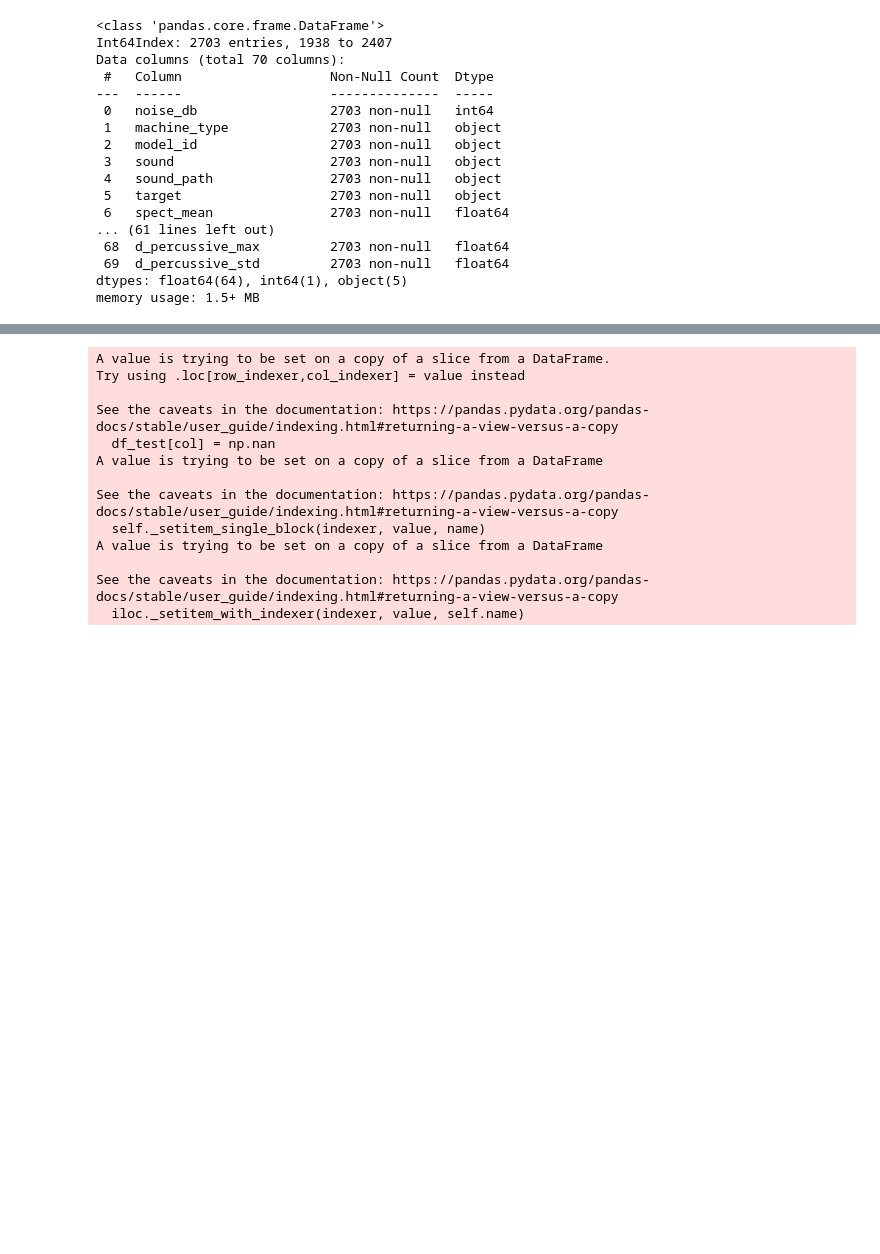
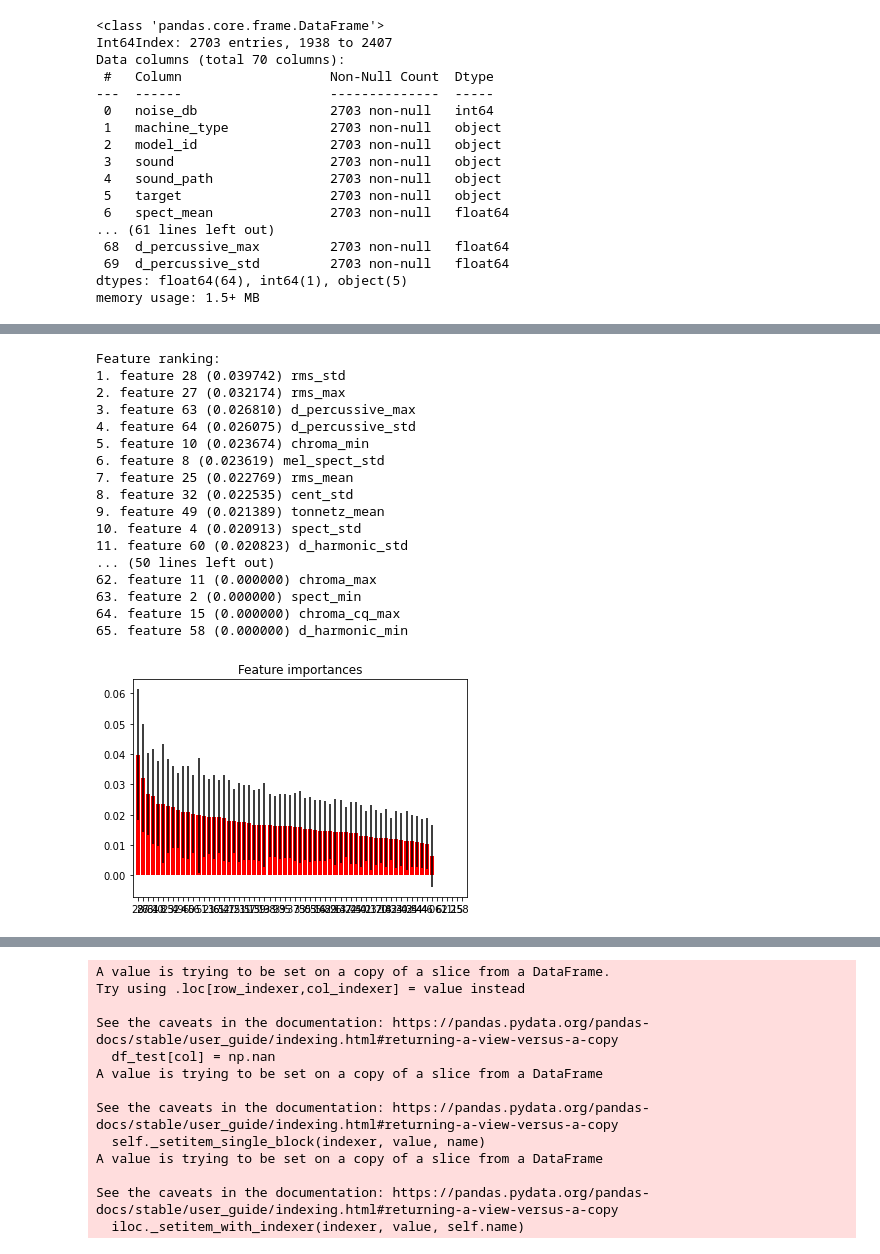
Before and after one commit to DerrickDDInAI/sound-anomaly-detection, a Jupyter notebook: core/extract_audio_features.ipynb, the cells around one changed output, grey strips where cells are left out. Saved outputs shown, nothing was run; the diff lists cells and outputs as text; code cells hidden in the pictures; blank space fills up the shorter version.

```diff
--- a/core/extract_audio_features.ipynb
+++ b/core/extract_audio_features.ipynb
@@ -395,20 +393,48 @@ ValueError: Complex data not supported
 # %%
-importances = random_forest.feature_importances_
-std = np.std([tree.feature_importances_ for tree in random_forest.estimators_],
+importances = random_classifier.feature_importances_
+std = np.std([tree.feature_importances_ for tree in random_classifier.estimators_],
              axis=0)
 indices = np.argsort(importances)[::-1]
 
 # Print the feature ranking
 print("Feature ranking:")
 
+importance_ranking = []
+features_id = []
+features = []
+importance = []
+
 for f in range(X_train.shape[1]):
-    print("%d. feature %d (%f)" % (f + 1, indices[f], importances[indices[f]]))
+    print("%d. feature %d (%f)" % (f + 1, indices[f], importances[indices[f]]), X_train.columns[indices[f]])
+    importance_ranking.append(f+1)
+    importance.append(importances[indices[f]])
+    features_id.append(indices[f])
+    features.append(X_train.columns[indices[f]])
 
 # Plot the impurity-based feature importances of the forest
 plt.figure()
 plt.title("Feature importances")
 plt.bar(range(X_train.shape[1]), importances[indices],
         color="r", yerr=std[indices], align="center")
 plt.xticks(range(X_train.shape[1]), indices)
 plt.xlim([-1, X_train.shape[1]])
 plt.show()
+# %% [output]
+Feature ranking:
+1. feature 28 (0.039742) rms_std
+2. feature 27 (0.032174) rms_max
+3. feature 63 (0.026810) d_percussive_max
+4. feature 64 (0.026075) d_percussive_std
+5. feature 10 (0.023674) chroma_min
+6. feature 8 (0.023619) mel_spect_std
+7. feature 25 (0.022769) rms_mean
+8. feature 32 (0.022535) cent_std
+9. feature 49 (0.021389) tonnetz_mean
+10. feature 4 (0.020913) spect_std
+11. feature 60 (0.020823) d_harmonic_std
+... (50 lines left out)
+62. feature 11 (0.000000) chroma_max
+63. feature 2 (0.000000) spect_min
+64. feature 15 (0.000000) chroma_cq_max
+65. feature 58 (0.000000) d_harmonic_min
+[figure, added]
```
Also changed, not shown: parts of 10 cells of this notebook.
